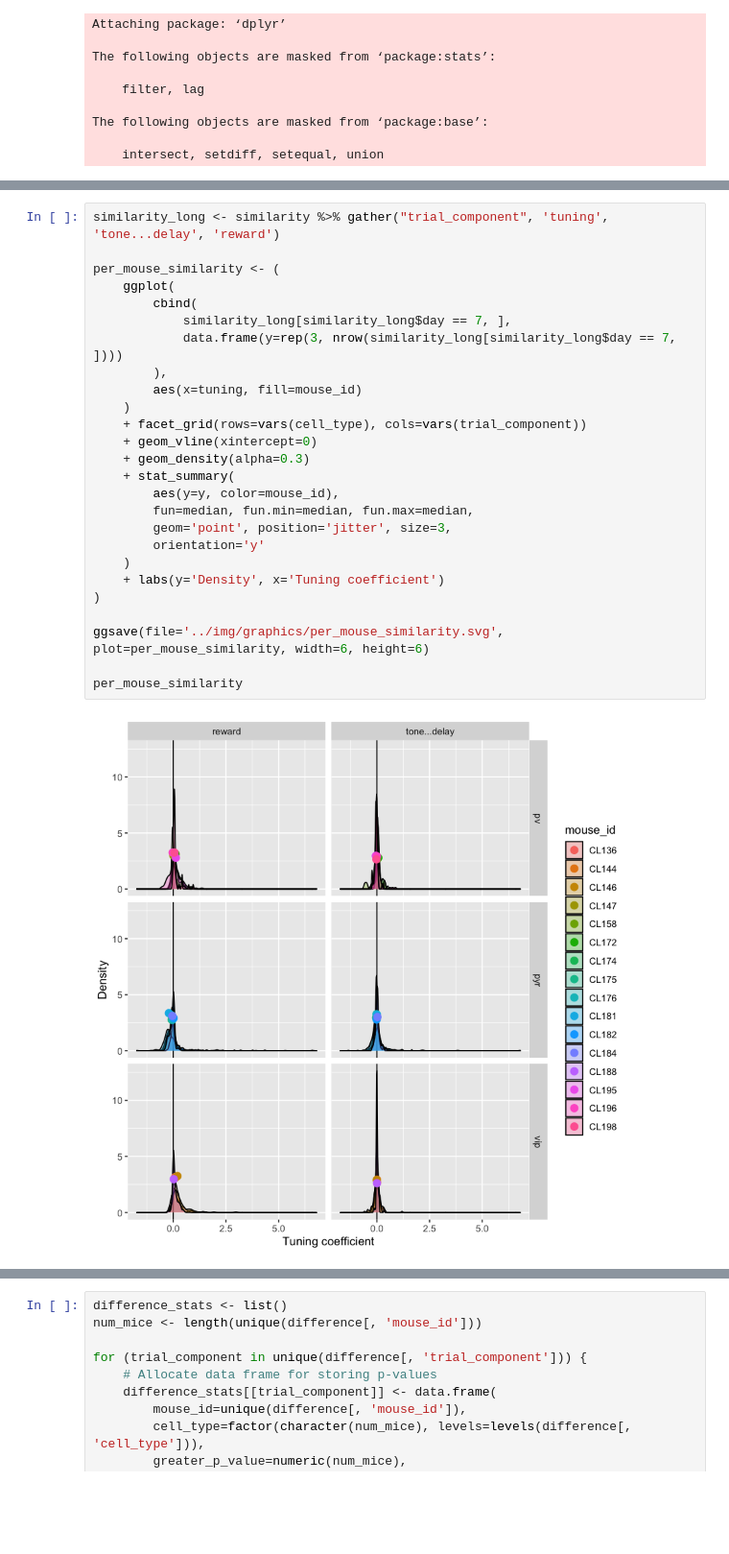
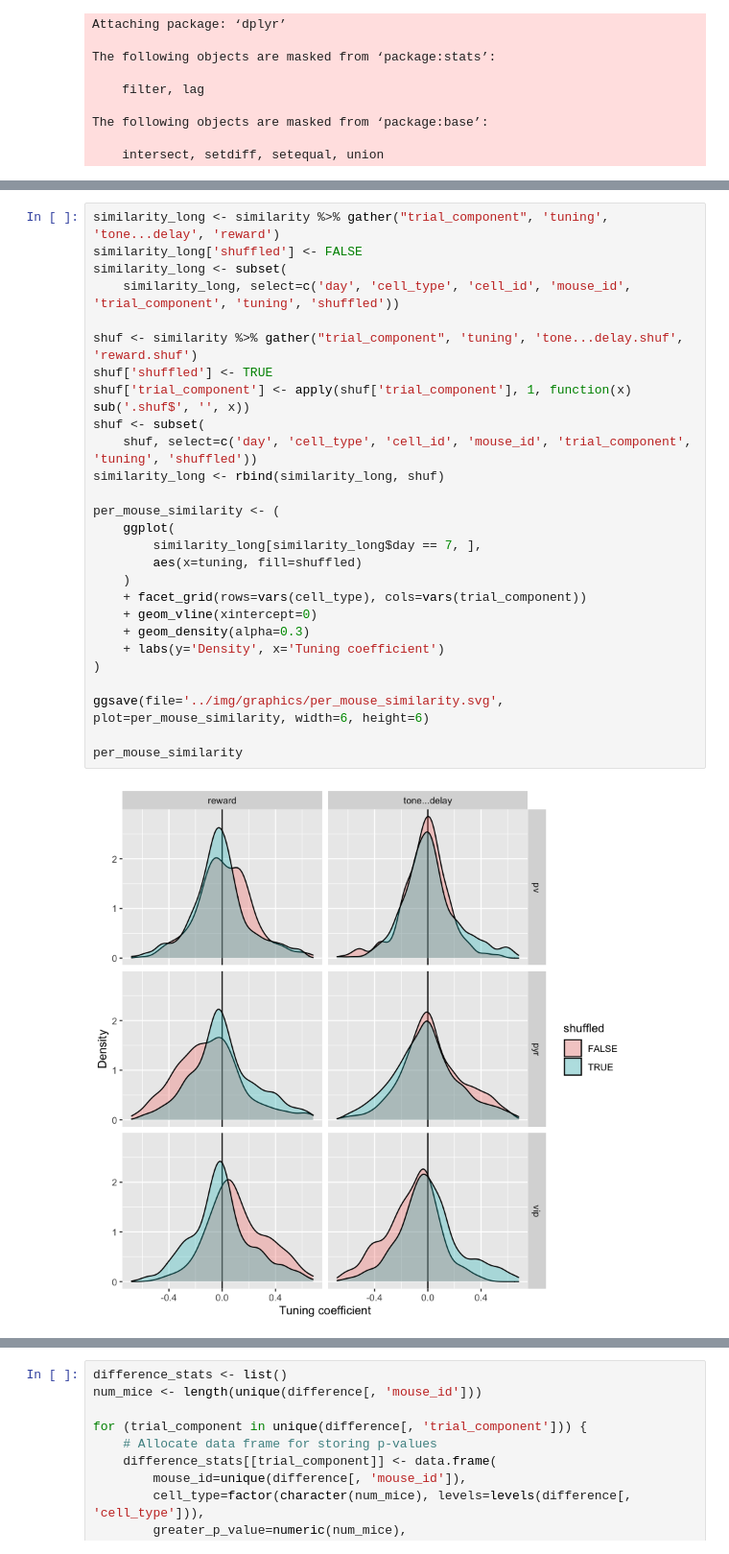
Before and after one commit to nauralcodinglab/interneuron-reward, a Jupyter notebook: notebooks/multi_mouse_test.ipynb, the cells around one changed output, grey strips where cells are left out. Shown at 96% size. Saved outputs shown, nothing was run; the diff lists cells and outputs as text; blank space fills up the shorter version.

Commit message:
WIP on shuffle/roll controls for Spearman r tuning metric

```diff
--- a/notebooks/multi_mouse_test.ipynb
+++ b/notebooks/multi_mouse_test.ipynb
@@ -42,31 +44,32 @@ similarity %>% gather("trial_component", 'tuning', 'tone...delay', 'reward') %>%
 # %%
 similarity_long <- similarity %>% gather("trial_component", 'tuning', 'tone...delay', 'reward')
+similarity_long['shuffled'] <- FALSE
+similarity_long <- subset(
+    similarity_long, select=c('day', 'cell_type', 'cell_id', 'mouse_id', 'trial_component', 'tuning', 'shuffled'))
+
+shuf <- similarity %>% gather("trial_component", 'tuning', 'tone...delay.shuf', 'reward.shuf')
+shuf['shuffled'] <- TRUE
+shuf['trial_component'] <- apply(shuf['trial_component'], 1, function(x) sub('.shuf$', '', x))
+shuf <- subset(
+    shuf, select=c('day', 'cell_type', 'cell_id', 'mouse_id', 'trial_component', 'tuning', 'shuffled'))
+similarity_long <- rbind(similarity_long, shuf)
 
 per_mouse_similarity <- (
     ggplot(
-        cbind(
-            similarity_long[similarity_long$day == 7, ],
-            data.frame(y=rep(3, nrow(similarity_long[similarity_long$day == 7, ])))
-        ),
-        aes(x=tuning, fill=mouse_id)
+        similarity_long[similarity_long$day == 7, ],
+        aes(x=tuning, fill=shuffled)
     )
     + facet_grid(rows=vars(cell_type), cols=vars(trial_component))
     + geom_vline(xintercept=0)
     + geom_density(alpha=0.3)
-    + stat_summary(
-        aes(y=y, color=mouse_id),
-        fun=median, fun.min=median, fun.max=median,
-        geom='point', position='jitter', size=3,
-        orientation='y'
-    )
     + labs(y='Density', x='Tuning coefficient')
 )
 
 ggsave(file='../img/graphics/per_mouse_similarity.svg', plot=per_mouse_similarity, width=6, height=6)
 
 per_mouse_similarity
 # %% [output]
-[figure, old version]
+[figure, new version]
 # %%
 difference_dfs <- list()
 
```
Also changed, not shown: parts of 7 cells of this notebook, 1 other file.
